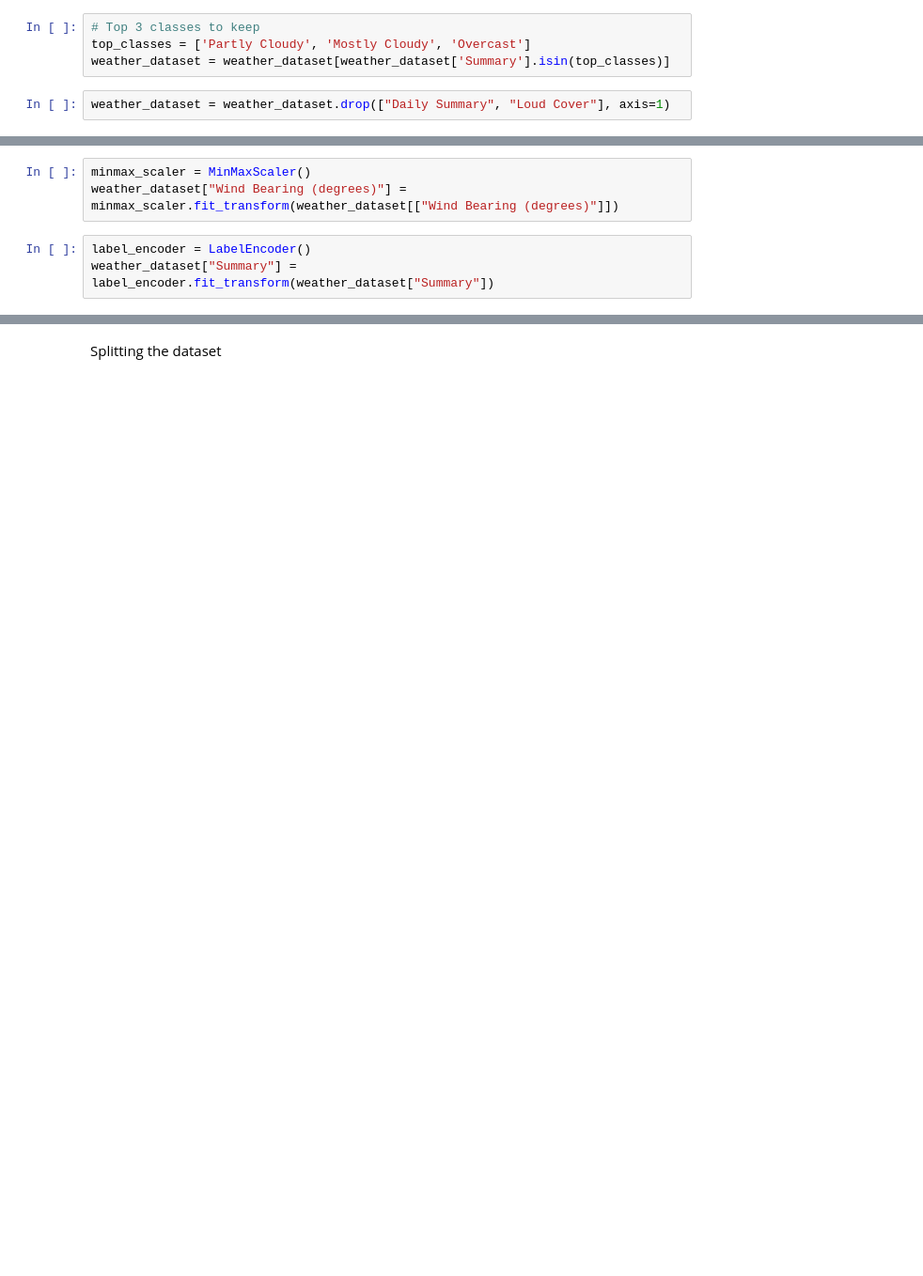
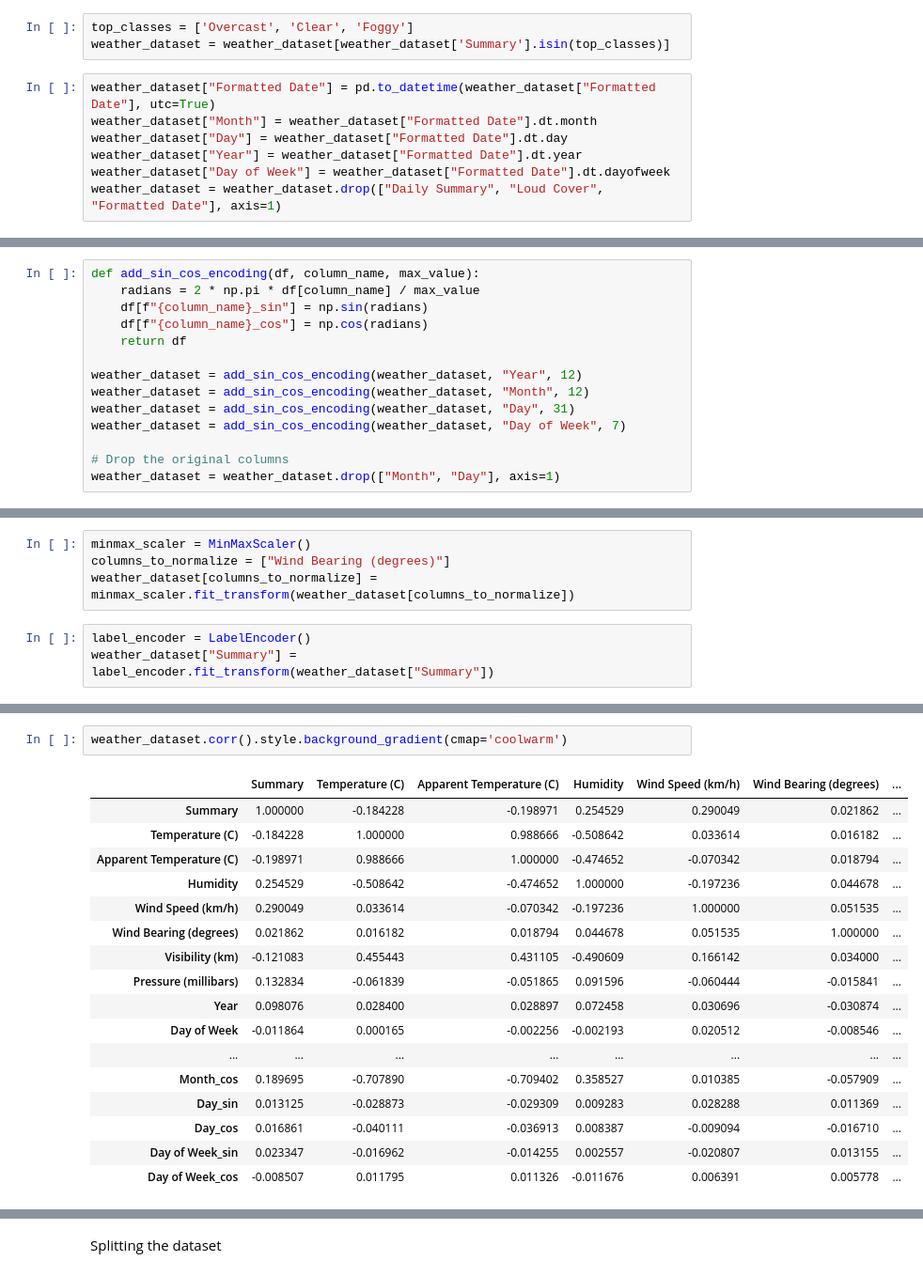
Before and after one commit to USMAN-FAIZYAB-KHAN/ML-CEP, a Jupyter notebook: CS22076.ipynb, the cells around one changed output, grey strips where cells are left out. Shown: that part at 94% size. Drawn from its saved outputs; the diff is of its cells as text; blank space fills up the shorter version.

```diff
--- a/CS22076.ipynb
+++ b/CS22076.ipynb
@@ -120,11 +102,15 @@ Name: count, dtype: int64
 # %% [markdown]
 Data Cleaning
 # %%
-# Top 3 classes to keep
-top_classes = ['Partly Cloudy', 'Mostly Cloudy', 'Overcast']
+top_classes = ['Overcast', 'Clear', 'Foggy']
 weather_dataset = weather_dataset[weather_dataset['Summary'].isin(top_classes)]
 # %%
-weather_dataset = weather_dataset.drop(["Daily Summary", "Loud Cover"], axis=1)
+weather_dataset["Formatted Date"] = pd.to_datetime(weather_dataset["Formatted Date"], utc=True)
+weather_dataset["Month"] = weather_dataset["Formatted Date"].dt.month
+weather_dataset["Day"] = weather_dataset["Formatted Date"].dt.day
+weather_dataset["Year"] = weather_dataset["Formatted Date"].dt.year
+weather_dataset["Day of Week"] = weather_dataset["Formatted Date"].dt.dayofweek
+weather_dataset = weather_dataset.drop(["Daily Summary", "Loud Cover", "Formatted Date"], axis=1)
 # %% [markdown]
 Filling Missing Values
 # %%
@@ -135,6 +121,20 @@ Feature Encoding
 # %%
 # Apply one hot encoding to prec type
 weather_dataset = pd.get_dummies(weather_dataset, columns=["Precip Type"])
+# %%
+def add_sin_cos_encoding(df, column_name, max_value):
+    radians = 2 * np.pi * df[column_name] / max_value
+    df[f"{column_name}_sin"] = np.sin(radians)
+    df[f"{column_name}_cos"] = np.cos(radians)
+    return df
+
+weather_dataset = add_sin_cos_encoding(weather_dataset, "Year", 12)
+weather_dataset = add_sin_cos_encoding(weather_dataset, "Month", 12)
+weather_dataset = add_sin_cos_encoding(weather_dataset, "Day", 31)
+weather_dataset = add_sin_cos_encoding(weather_dataset, "Day of Week", 7)
+
+# Drop the original columns
+weather_dataset = weather_dataset.drop(["Month", "Day"], axis=1)
 # %% [markdown]
 Feature Scaling
 # %%
@@ -145,7 +145,8 @@ columns_to_standardize = ["Temperature (C)", "Apparent Temperature (C)", "Wind S
 weather_dataset[columns_to_standardize] = standard_scaler.fit_transform(weather_dataset[columns_to_standardize])
 # %%
 minmax_scaler = MinMaxScaler()
-weather_dataset["Wind Bearing (degrees)"] = minmax_scaler.fit_transform(weather_dataset[["Wind Bearing (degrees)"]])
+columns_to_normalize = ["Wind Bearing (degrees)"]
+weather_dataset[columns_to_normalize] = minmax_scaler.fit_transform(weather_dataset[columns_to_normalize])
 # %%
 label_encoder = LabelEncoder()
 weather_dataset["Summary"] = label_encoder.fit_transform(weather_dataset["Summary"])
@@ -159 +160,21 @@ Summary
 Name: count, dtype: int64
+# %%
+weather_dataset.corr().style.background_gradient(cmap='coolwarm')
+# %% [output]
+|  | Summary | Temperature (C) | Apparent Temperature (C) | Humidity | Wind Speed (km/h) | Wind Bearing (degrees) | ... |
+| Summary | 1.000000 | -0.184228 | -0.198971 | 0.254529 | 0.290049 | 0.021862 | ... |
+| Temperature (C) | -0.184228 | 1.000000 | 0.988666 | -0.508642 | 0.033614 | 0.016182 | ... |
+| Apparent Temperature (C) | -0.198971 | 0.988666 | 1.000000 | -0.474652 | -0.070342 | 0.018794 | ... |
+| Humidity | 0.254529 | -0.508642 | -0.474652 | 1.000000 | -0.197236 | 0.044678 | ... |
+| Wind Speed (km/h) | 0.290049 | 0.033614 | -0.070342 | -0.197236 | 1.000000 | 0.051535 | ... |
+| Wind Bearing (degrees) | 0.021862 | 0.016182 | 0.018794 | 0.044678 | 0.051535 | 1.000000 | ... |
+| Visibility (km) | -0.121083 | 0.455443 | 0.431105 | -0.490609 | 0.166142 | 0.034000 | ... |
+| Pressure (millibars) | 0.132834 | -0.061839 | -0.051865 | 0.091596 | -0.060444 | -0.015841 | ... |
+| Year | 0.098076 | 0.028400 | 0.028897 | 0.072458 | 0.030696 | -0.030874 | ... |
+| Day of Week | -0.011864 | 0.000165 | -0.002256 | -0.002193 | 0.020512 | -0.008546 | ... |
+| ... | ... | ... | ... | ... | ... | ... | ... |
+| Month_cos | 0.189695 | -0.707890 | -0.709402 | 0.358527 | 0.010385 | -0.057909 | ... |
+| Day_sin | 0.013125 | -0.028873 | -0.029309 | 0.009283 | 0.028288 | 0.011369 | ... |
+| Day_cos | 0.016861 | -0.040111 | -0.036913 | 0.008387 | -0.009094 | -0.016710 | ... |
+| Day of Week_sin | 0.023347 | -0.016962 | -0.014255 | 0.002557 | -0.020807 | 0.013155 | ... |
+| Day of Week_cos | -0.008507 | 0.011795 | 0.011326 | -0.011676 | 0.006391 | 0.005778 | ... |
```
Also changed, not shown: parts of 8 cells of this notebook, 1 other file.
